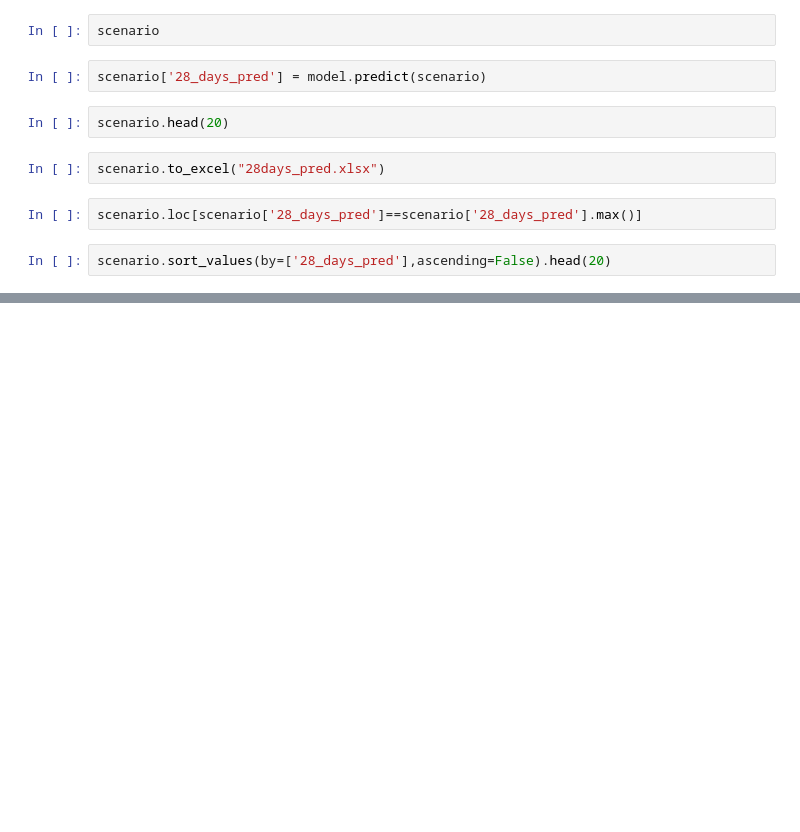
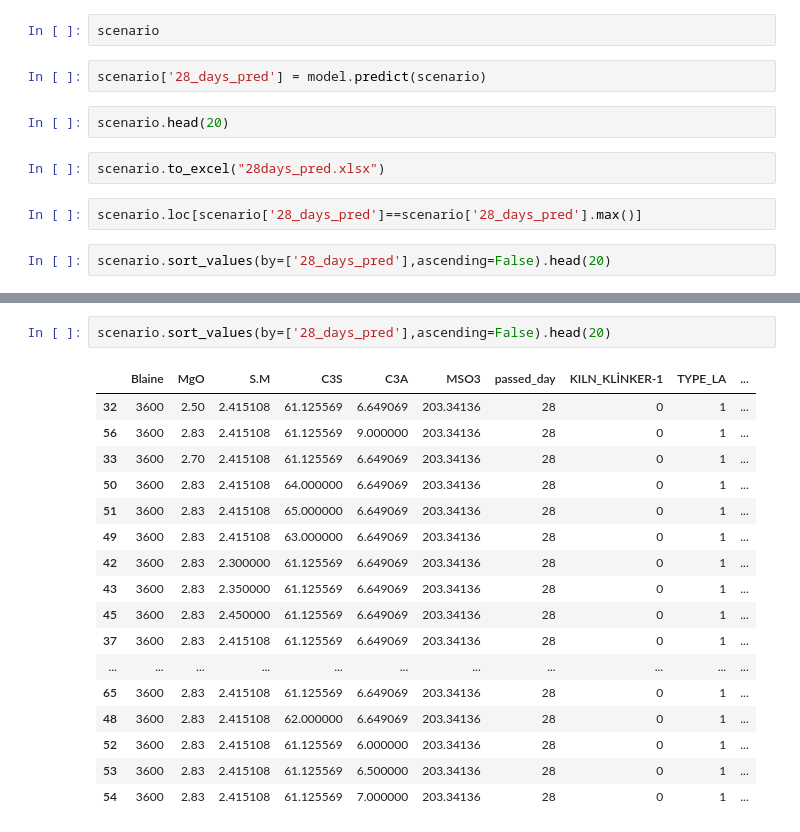
Before and after one commit to Rurushu13/DataScienceNotes, a Jupyter notebook: prediction-light.ipynb, the cells around one changed output, grey strips where cells are left out. Cells and saved outputs as stored; diff of their text form; blank space fills up the shorter version.

```diff
--- a/prediction-light.ipynb
+++ b/prediction-light.ipynb
@@ -349,0 +327,20 @@ scenario.sort_values(by=['28_days_pred'],ascending=False).head(20)
+# %%
+scenario.sort_values(by=['28_days_pred'],ascending=False).head(20)
+# %% [output]
+|  | Blaine | MgO | S.M | C3S | C3A | MSO3 | passed_day | KILN_KLİNKER-1 | TYPE_LA | ... |
+| 32 | 3600 | 2.50 | 2.415108 | 61.125569 | 6.649069 | 203.34136 | 28 | 0 | 1 | ... |
+| 56 | 3600 | 2.83 | 2.415108 | 61.125569 | 9.000000 | 203.34136 | 28 | 0 | 1 | ... |
+| 33 | 3600 | 2.70 | 2.415108 | 61.125569 | 6.649069 | 203.34136 | 28 | 0 | 1 | ... |
+| 50 | 3600 | 2.83 | 2.415108 | 64.000000 | 6.649069 | 203.34136 | 28 | 0 | 1 | ... |
+| 51 | 3600 | 2.83 | 2.415108 | 65.000000 | 6.649069 | 203.34136 | 28 | 0 | 1 | ... |
+| 49 | 3600 | 2.83 | 2.415108 | 63.000000 | 6.649069 | 203.34136 | 28 | 0 | 1 | ... |
+| 42 | 3600 | 2.83 | 2.300000 | 61.125569 | 6.649069 | 203.34136 | 28 | 0 | 1 | ... |
+| 43 | 3600 | 2.83 | 2.350000 | 61.125569 | 6.649069 | 203.34136 | 28 | 0 | 1 | ... |
+| 45 | 3600 | 2.83 | 2.450000 | 61.125569 | 6.649069 | 203.34136 | 28 | 0 | 1 | ... |
+| 37 | 3600 | 2.83 | 2.415108 | 61.125569 | 6.649069 | 203.34136 | 28 | 0 | 1 | ... |
+| ... | ... | ... | ... | ... | ... | ... | ... | ... | ... | ... |
+| 65 | 3600 | 2.83 | 2.415108 | 61.125569 | 6.649069 | 203.34136 | 28 | 0 | 1 | ... |
+| 48 | 3600 | 2.83 | 2.415108 | 62.000000 | 6.649069 | 203.34136 | 28 | 0 | 1 | ... |
+| 52 | 3600 | 2.83 | 2.415108 | 61.125569 | 6.000000 | 203.34136 | 28 | 0 | 1 | ... |
+| 53 | 3600 | 2.83 | 2.415108 | 61.125569 | 6.500000 | 203.34136 | 28 | 0 | 1 | ... |
+| 54 | 3600 | 2.83 | 2.415108 | 61.125569 | 7.000000 | 203.34136 | 28 | 0 | 1 | ... |
```
Also changed, not shown: parts of 41 cells of this notebook.
